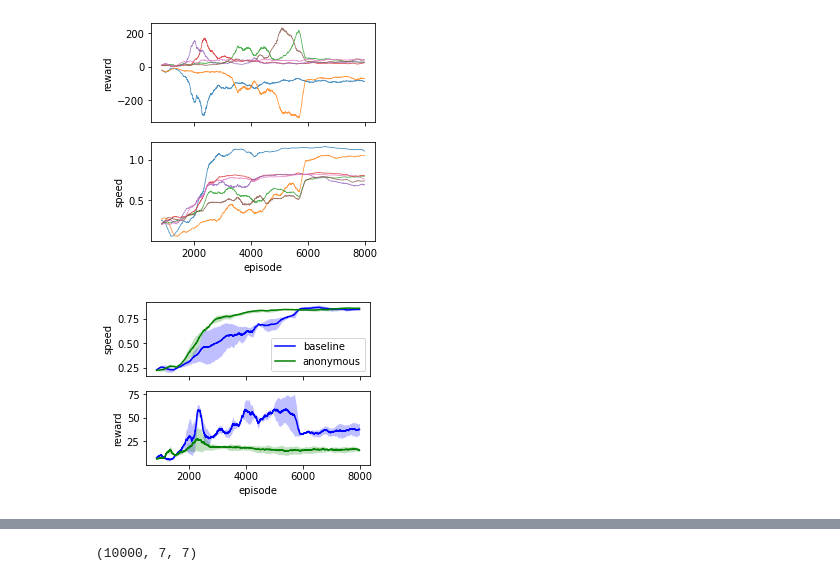
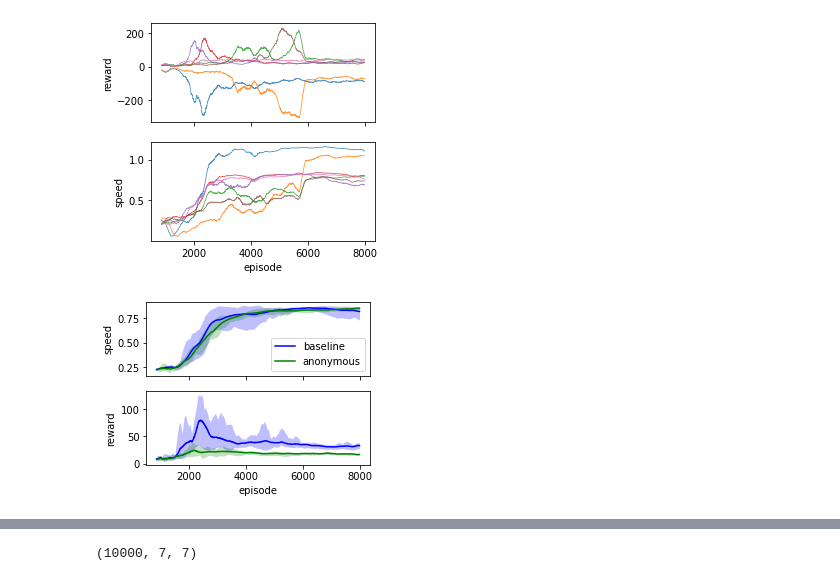
Before and after one commit to captainpete/multiagent-particle-envs, a Jupyter notebook: writeup (1).ipynb, the cells around one changed output, grey strips where cells are left out. Saved outputs shown, nothing was run; the diff lists cells and outputs as text; code cells hidden in the pictures.

```diff
--- a/writeup (1).ipynb
+++ b/writeup (1).ipynb
@@ -177,40 +177,40 @@ plt.show()
 fig, axs = plt.subplots(2, 1, sharex='col', figsize=(4,3))
 
 x = np.arange(10000 - smoothing + 1)
-y = np.zeros((10000 - smoothing + 1, 2, 2))
-for i in range(2):
-    speed_base = pkl.load(open(f"learning_curves/baseline-{i}_speed.pkl", 'rb'))
+y = np.zeros((10000 - smoothing + 1, 2, 8))
+for i in range(8):
+    speed_base = pkl.load(open(f"learning_curves/base-{i}_speed.pkl", 'rb'))
     y[:, 0, i] = moving_average(np.mean(speed_base, axis=1), smoothing)
     speed_anon = pkl.load(open(f"learning_curves/anon-{i}_speed.pkl", 'rb'))
     y[:, 1, i] = moving_average(np.mean(speed_anon, axis=1), smoothing)
 x = x[offset:8000]
 y = y[offset:8000]
 axs[0].fill_between(x, np.min(y[:, 0], axis=1), np.max(y[:, 0], axis=1), color='blue', lw=0, alpha=.25)
 axs[0].plot(x, np.mean(y[:, 0], axis=1), color='blue')
 axs[0].fill_between(x, np.min(y[:, 1], axis=1), np.max(y[:, 1], axis=1), color='green', lw=0, alpha=.25)
 axs[0].plot(x, np.mean(y[:, 1], axis=1), color='green')
 axs[0].set_ylabel('speed')
 axs[0].legend(['baseline', 'anonymous'])
 
 # axs[1].plot(x, y[:, 1], lw=1, alpha=.5, color='green')
 x = np.arange(9952 - smoothing + 1)
-y = np.zeros((9952 - smoothing + 1, 2, 2))
-for i in range(2):
-    rew_base = pkl.load(open(f"learning_curves/baseline-{i}_rewards.pkl", 'rb'))
+y = np.zeros((9952 - smoothing + 1, 2, 8))
+for i in range(8):
+    rew_base = pkl.load(open(f"learning_curves/base-{i}_rewards.pkl", 'rb'))
     y[:, 0, i] = moving_average(np.mean(rew_base[:, 2:], axis=1), smoothing)
     rew_anon = pkl.load(open(f"learning_curves/anon-{i}_rewards.pkl", 'rb'))
     y[:, 1, i] = moving_average(np.mean(rew_anon[:, 2:], axis=1), smoothing)
 x = x[offset:8000]
 y = y[offset:8000]
 axs[1].fill_between(x, np.min(y[:, 0], axis=1), np.max(y[:, 0], axis=1), color='blue', lw=0, alpha=.25)
 axs[1].plot(x, np.mean(y[:, 0], axis=1), color='blue')
 axs[1].fill_between(x, np.min(y[:, 1], axis=1), np.max(y[:, 1], axis=1), color='green', lw=0, alpha=.25)
 axs[1].plot(x, np.mean(y[:, 1], axis=1), color='green')
 axs[1].set_ylabel('reward')
 axs[1].set_xlabel('episode')
 
 plt.savefig('paper/figures/anon_base_compare.png', bbox_inches='tight', dpi=400)
 
 plt.show()
 # %% [output]
-[figure, old version]
+[figure, new version]
```
Also changed, not shown: parts of 11 cells of this notebook, 13 other files.
